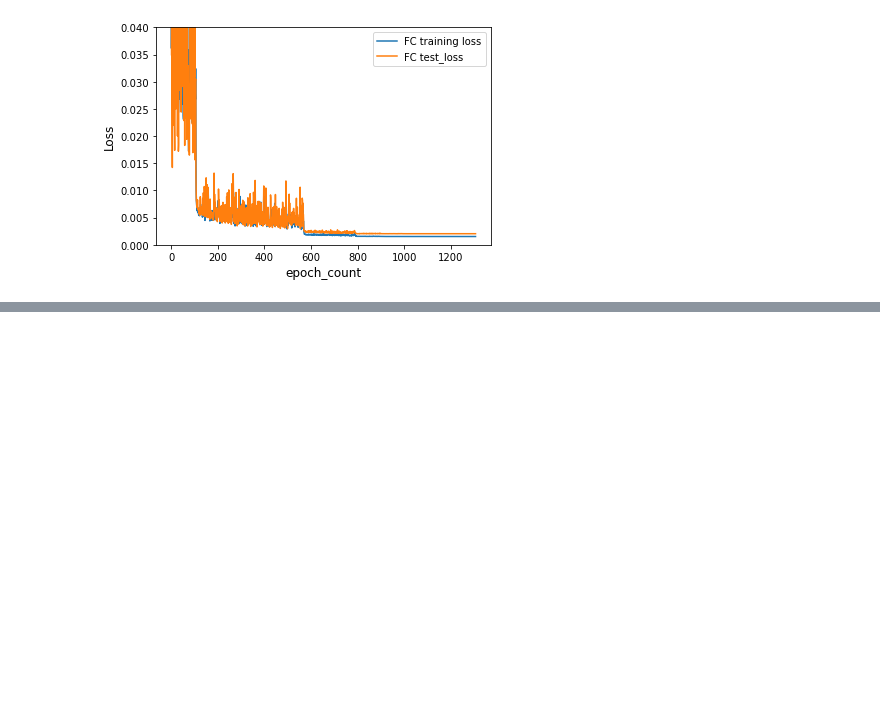
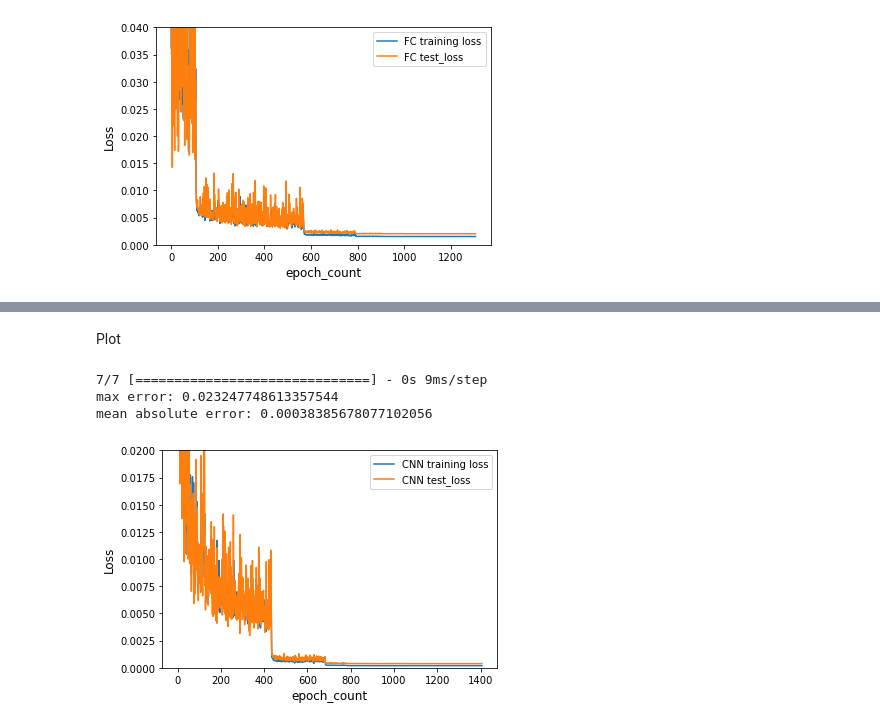
Before and after one commit to tretyakovmipt/atomic_magnetometry_DL, a Jupyter notebook: Training/vanilla-data.ipynb, the cells around one changed output, grey strips where cells are left out. Drawn from its saved outputs; the diff is of its cells as text; code cells hidden in the pictures; blank space fills up the shorter version.

Commit message:
CNN training

```diff
--- a/Training/vanilla-data.ipynb
+++ b/Training/vanilla-data.ipynb
@@ -115,0 +122,19 @@ mean absolute error: 0.0020316512998457444
+# %%
+model_cnn = keras.models.Sequential([
+    keras.layers.Conv1D(kernel_size=16, activation='relu',padding='SAME',filters=32),
+    keras.layers.MaxPooling1D(pool_size=2),
+    keras.layers.Conv1D(kernel_size=8, activation='relu',padding='SAME',filters=64),
+    keras.layers.Conv1D(kernel_size=8, activation='relu',padding='SAME',filters=64),
+    keras.layers.MaxPooling1D(pool_size=2),
+    keras.layers.Conv1D(kernel_size=4, activation='relu',padding='SAME',filters=128),
+    keras.layers.Conv1D(kernel_size=4, activation='relu',padding='SAME',filters=128),
+    keras.layers.Flatten(),
+    # keras.layers.Dense(200,activation='relu'),
+    keras.layers.Dense(256,activation='relu'),
+    keras.layers.Dense(128,activation='relu'),
+    keras.layers.Dense(64,activation='relu'),
+    keras.layers.Dense(32,activation='relu'),
+    keras.layers.Dense(2)
+])
+
+model_cnn.compile(loss="mae", optimizer = keras.optimizers.Adam(),metrics=["mae"])#loss functions are given for two output neurons
@@ -115,0 +143,3 @@ mean absolute error: 0.0020316512998457444
+# %%
+X_train_cnn = X_train[:,:,np.newaxis]
+X_test_cnn = X_test[:,:,np.newaxis]
@@ -115,0 +148,2 @@ mean absolute error: 0.0020316512998457444
+# %%
+history_cnn = model_cnn.fit(X_train_cnn, Y_train, epochs=2000, validation_data=(X_test_cnn, Y_test),batch_size=32,callbacks=cb_list, verbose=False)
@@ -115,0 +168,21 @@ mean absolute error: 0.0020316512998457444
+# %% [markdown]
+Plot
+# %%
+h_cnn = history_cnn.history
+
+cnn_training_data = pd.DataFrame({"CNN training loss" : h_cnn["loss"], "CNN test_loss" :  h_cnn["val_loss"]})
+cnn_training_data.index.name = 'CNN Epoch'
+
+fig_cnn = cnn_training_data.plot()
+fig_cnn.set_xlabel(r'epoch_count',fontsize=12)
+fig_cnn.set_ylabel(r'Loss',fontsize=12)
+fig_cnn.set_ylim(0, 0.02)
+
+y = model_cnn.predict(X_test_cnn)
+print('max error:', np.max(np.abs(y-Y_test)))
+print('mean absolute error:', np.mean( np.sqrt((y-Y_test)**2 )))
+# %% [output]
+7/7 [==============================] - 0s 9ms/step
+max error: 0.023247748613357544
+mean absolute error: 0.00038385678077102056
+[figure, added]
```
Also changed, not shown: parts of 7 cells of this notebook.
